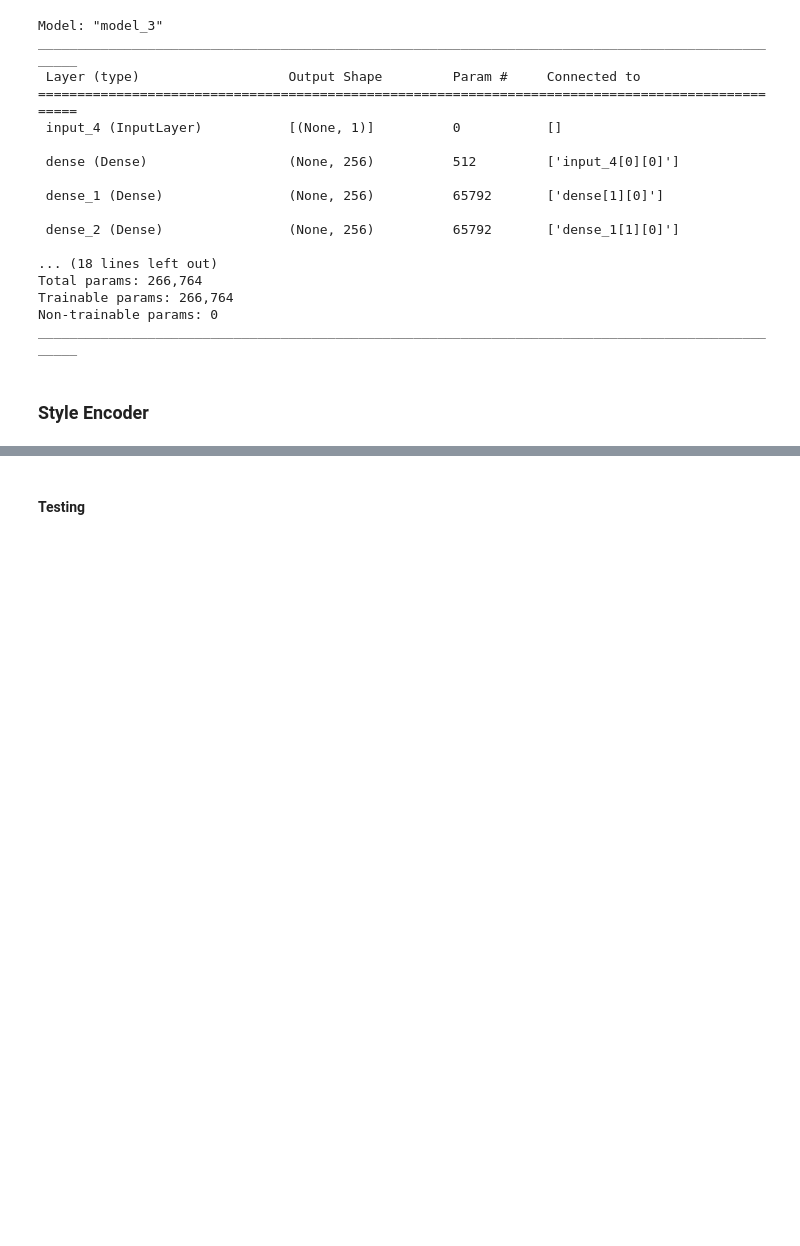
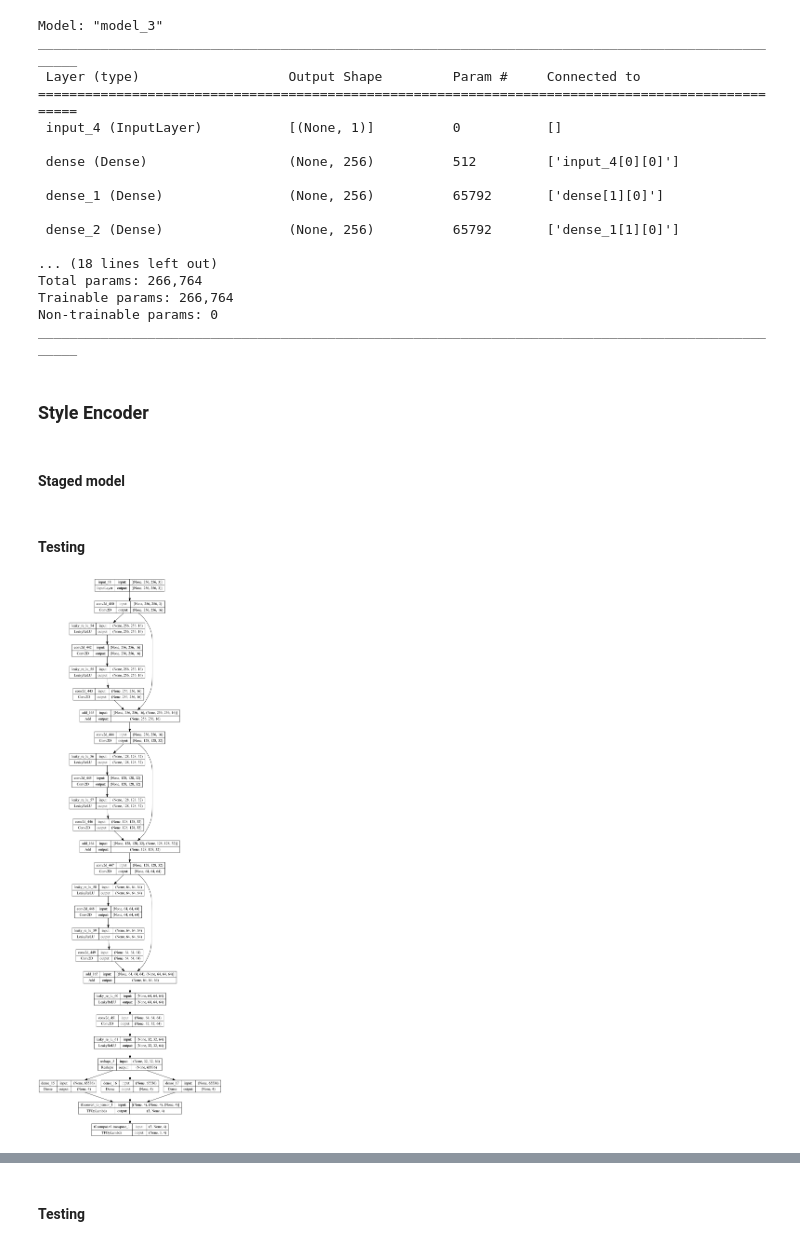
Before and after one commit to tlaw009/GAN-devel, a Jupyter notebook: StarGAN-v2.ipynb, the cells around one changed output, grey strips where cells are left out. Drawn from its saved outputs; the diff is of its cells as text; code cells hidden in the pictures; blank space fills up the shorter version.

```diff
--- a/StarGAN-v2.ipynb
+++ b/StarGAN-v2.ipynb
@@ -358,3 +498,5 @@ Non-trainable params: 0
 __________________________________________________________________________________________________
 # %% [markdown]
 ### Style Encoder
+# %% [markdown]
+#### Staged model
@@ -360,0 +602,8 @@ ________________________________________________________________________________
+# %% [markdown]
+#### Testing
+# %%
+se1 = StyleEncoder((256,256), 3, 4, 3)
+# %%
+tf.keras.utils.plot_model(se1.build_graph(), show_shapes=True)
+# %% [output]
+[figure, added]
```
Also changed, not shown: parts of 29 cells of this notebook, 1 other file.
